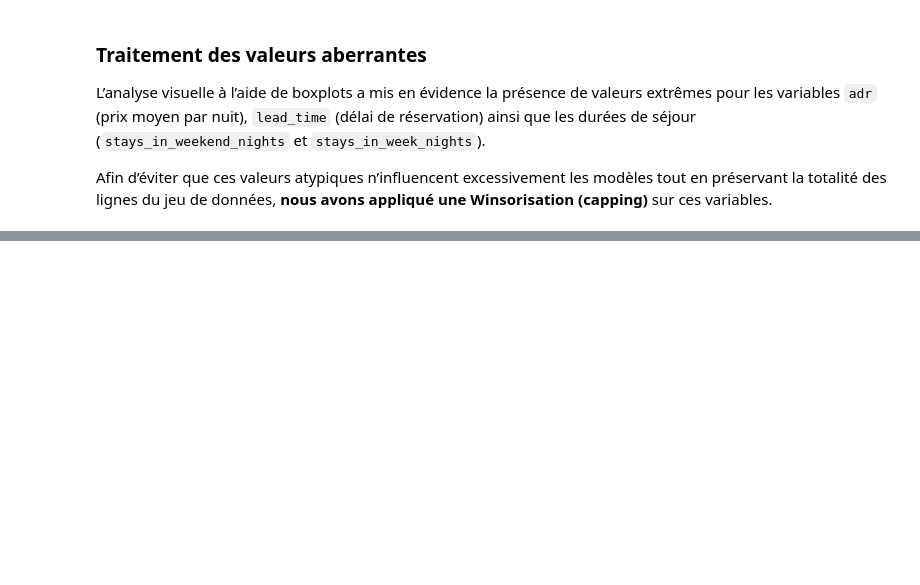
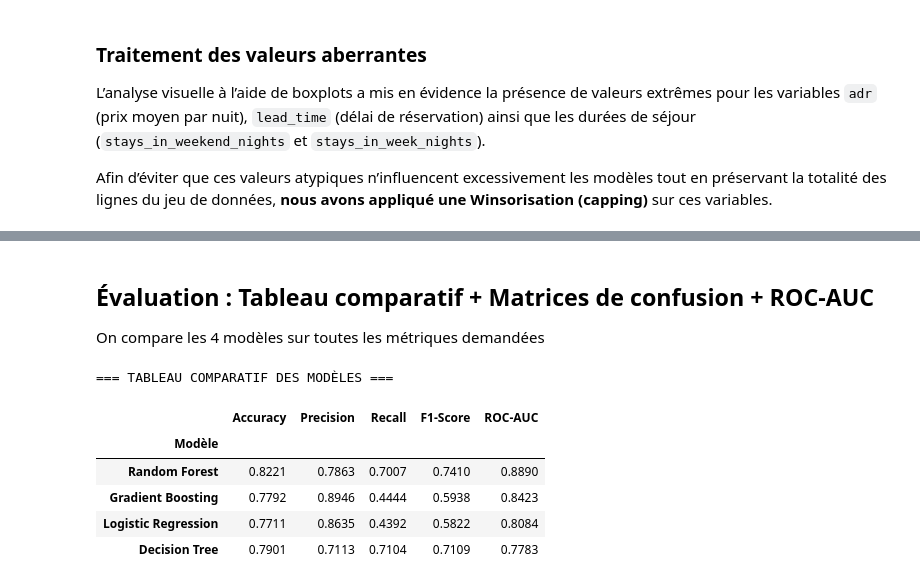
Before and after one commit to RhazouaniMalak1/project_explo_data, a Jupyter notebook: EDA(5).ipynb, the cells around one changed output, grey strips where cells are left out. Drawn from its saved outputs; the diff is of its cells as text; code cells hidden in the pictures; blank space fills up the shorter version.

```diff
--- a/EDA(5).ipynb
+++ b/EDA(5).ipynb
@@ -291,0 +712,31 @@ Afin d’éviter que ces valeurs atypiques n’influencent excessivement les mod
+# %% [markdown]
+##  Évaluation : Tableau comparatif + Matrices de confusion + ROC-AUC
+
+On compare les 4 modèles sur toutes les métriques demandées
+# %%
+from sklearn.metrics import precision_score, recall_score, f1_score, accuracy_score
+
+# --- TABLEAU COMPARATIF DES MÉTRIQUES ---
+summary = []
+for name, res in results.items():
+    y_pred = res['y_pred']
+    summary.append({
+        'Modèle':     name,
+        'Accuracy':   round(accuracy_score(y_test, y_pred), 4),
+        'Precision':  round(precision_score(y_test, y_pred), 4),
+        'Recall':     round(recall_score(y_test, y_pred), 4),
+        'F1-Score':   round(f1_score(y_test, y_pred), 4),
+        'ROC-AUC':    round(res['roc_auc'], 4)
+    })
+
+df_results = pd.DataFrame(summary).set_index('Modèle')
+print("=== TABLEAU COMPARATIF DES MODÈLES ===")
+display(df_results.sort_values('ROC-AUC', ascending=False))
+# %% [output]
+=== TABLEAU COMPARATIF DES MODÈLES ===
+|  | Accuracy | Precision | Recall | F1-Score | ROC-AUC |
+| Modèle |  |  |  |  |  |
+| Random Forest | 0.8221 | 0.7863 | 0.7007 | 0.7410 | 0.8890 |
+| Gradient Boosting | 0.7792 | 0.8946 | 0.4444 | 0.5938 | 0.8423 |
+| Logistic Regression | 0.7711 | 0.8635 | 0.4392 | 0.5822 | 0.8084 |
+| Decision Tree | 0.7901 | 0.7113 | 0.7104 | 0.7109 | 0.7783 |
```
Also changed, not shown: parts of 41 cells of this notebook, 2 other files.
